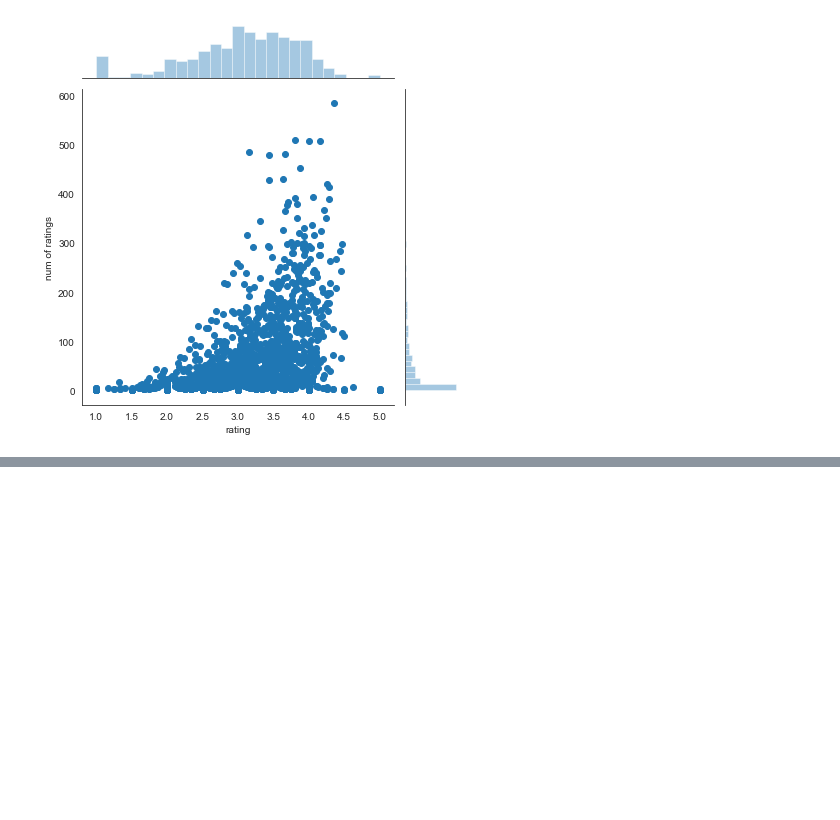
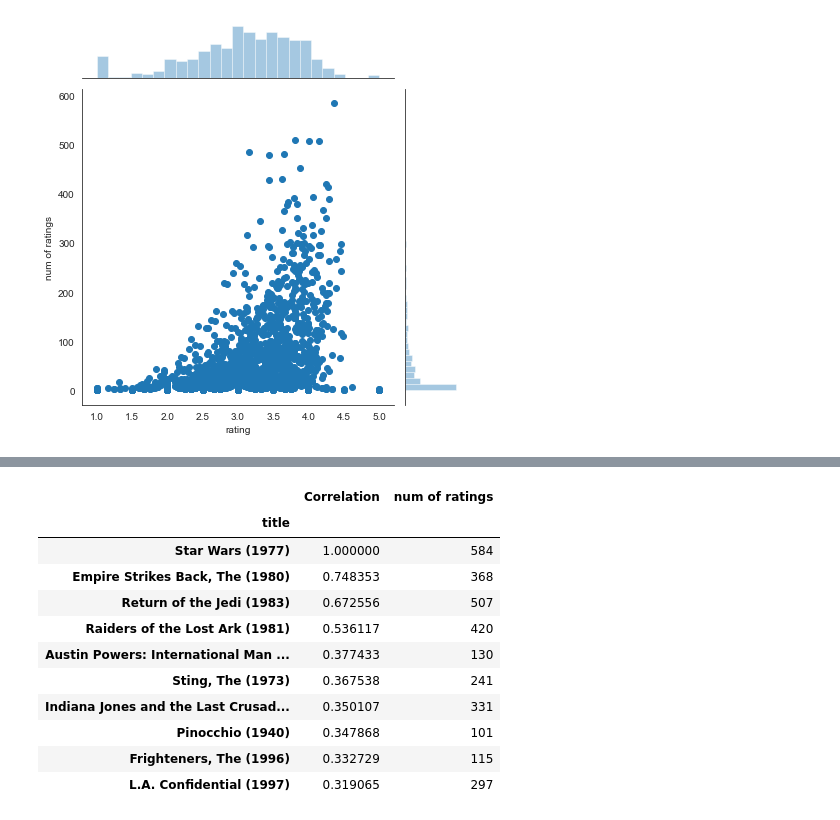
Before and after one commit to joaoprmanso/projects, a Jupyter notebook: course/python_for_data_science_and_machine_learning/19-Recommender-Systems/Recommender Systems - Notes.ipynb, the cells around one changed output, grey strips where cells are left out. Cells and saved outputs as stored; diff of their text form; code cells hidden in the pictures; blank space fills up the shorter version.

```diff
--- a/course/python_for_data_science_and_machine_learning/19-Recommender-Systems/Recommender Systems - Notes.ipynb
+++ b/course/python_for_data_science_and_machine_learning/19-Recommender-Systems/Recommender Systems - Notes.ipynb
@@ -100,0 +135,3 @@ sns.jointplot(ratings['rating'], ratings['num of ratings'], data = ratings)
+# %%
+# compute the correlation between Star Wars and the other movies
+similar_to_star_wars = moviemat.corrwith(start_wards_ratings)
@@ -100,0 +141,4 @@ sns.jointplot(ratings['rating'], ratings['num of ratings'], data = ratings)
+# %%
+# Save Star Wars correlation in a data frame
+corr_start_wars = pd.DataFrame(similar_to_star_wars, columns=['Correlation'])
+corr_start_wars.dropna(inplace=True)
@@ -100,0 +161,19 @@ sns.jointplot(ratings['rating'], ratings['num of ratings'], data = ratings)
+# %%
+# get the number of ratings
+corr_start_wars = corr_start_wars.join(ratings['num of ratings'])
+# %%
+# get only movies with at least 100 ratings
+corr_start_wars[corr_start_wars['num of ratings'] > 100].sort_values('Correlation', ascending=False).head(10)
+# %% [output]
+|  | Correlation | num of ratings |
+| title |  |  |
+| Star Wars (1977) | 1.000000 | 584 |
+| Empire Strikes Back, The (1980) | 0.748353 | 368 |
+| Return of the Jedi (1983) | 0.672556 | 507 |
+| Raiders of the Lost Ark (1981) | 0.536117 | 420 |
+| Austin Powers: International Man ... | 0.377433 | 130 |
+| Sting, The (1973) | 0.367538 | 241 |
+| Indiana Jones and the Last Crusad... | 0.350107 | 331 |
+| Pinocchio (1940) | 0.347868 | 101 |
+| Frighteners, The (1996) | 0.332729 | 115 |
+| L.A. Confidential (1997) | 0.319065 | 297 |
```
Also changed, not shown: parts of 12 cells of this notebook, 1 other file.
